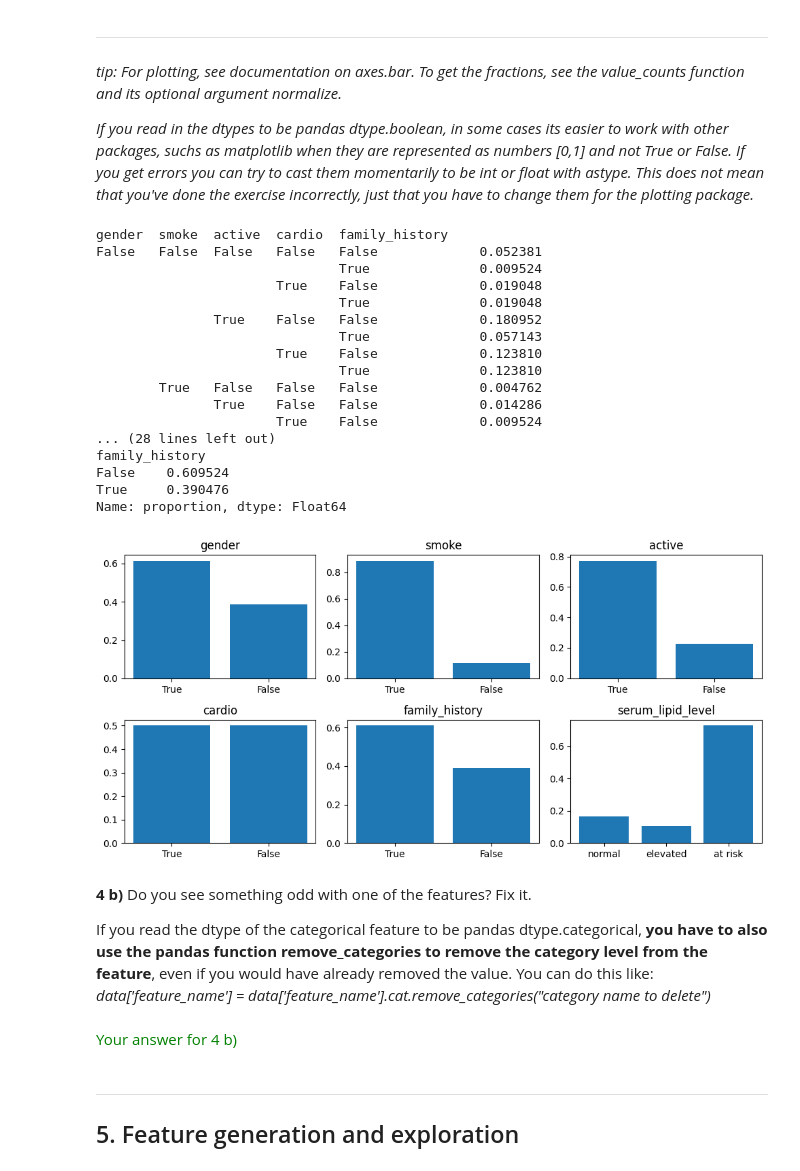
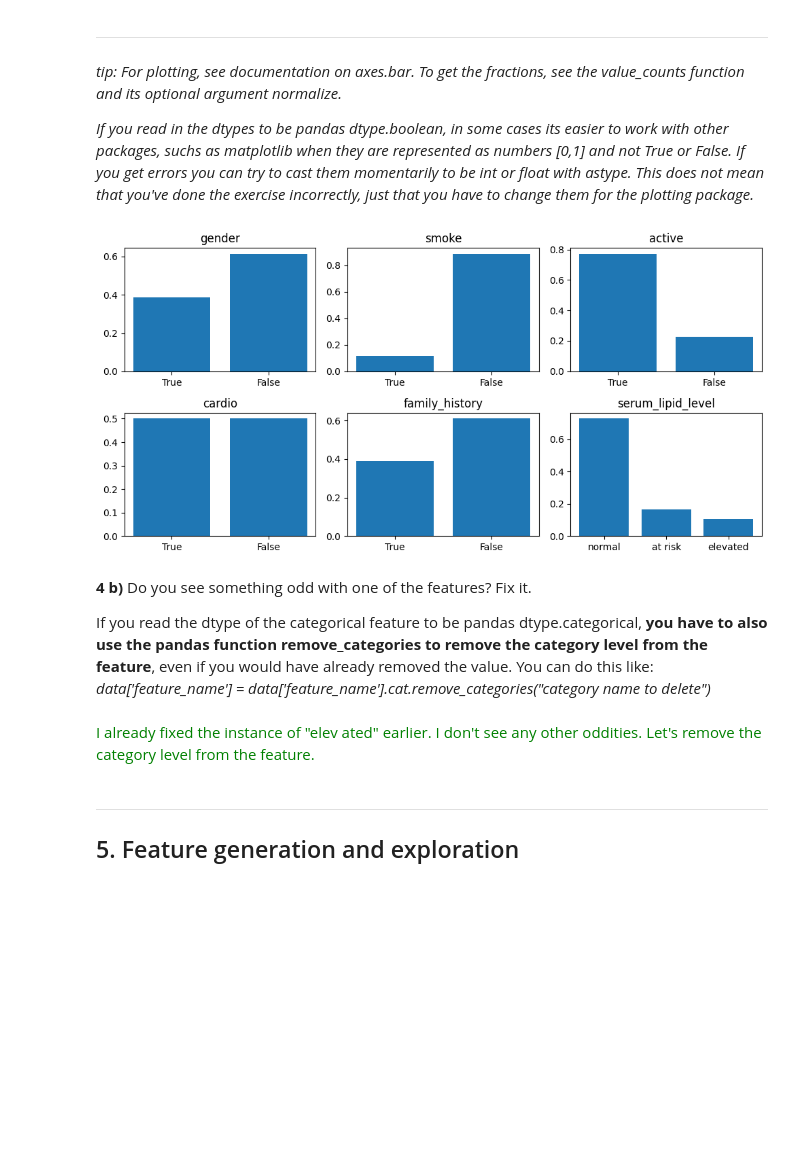
Before and after one commit to konstanyman/DAKD-E1, a Jupyter notebook: Konsta_Nyman_DAKD_2023_exercise_1.ipynb, the cells around one changed output. Saved outputs shown, nothing was run; the diff lists cells and outputs as text; code cells hidden in the pictures; blank space fills up the shorter version.

```diff
--- a/Konsta_Nyman_DAKD_2023_exercise_1.ipynb
+++ b/Konsta_Nyman_DAKD_2023_exercise_1.ipynb
@@ -385,47 +385,28 @@ _If you read in the dtypes to be pandas dtype.boolean, in some cases its easier
 # %%
 # create bar plots for non-numeric features
 
 # create figure
 fig, axes = plt.subplots(2,3, figsize = (10,5))
 
 # plots for 1st row
 i = 0
 for j in range(3):
-    axes[i, j].bar(x = ["True", "False"], height = data[binary_features[j]].value_counts(normalize=True, sort=False))
+    axes[i, j].bar(x = ["True", "False"], height = data[binary_features[j]].value_counts(normalize=True).sort_index(ascending=False))
     axes[i, j].set_title(binary_features[j]) #set a title for each axes
 
 # plots for 2nd row
 i = 1
 for j in range(2):
-    axes[i, j].bar(x = ["True","False"], height = data[binary_features[j+3]].value_counts(normalize=True, sort=False))
+    axes[i, j].bar(x = ["True","False"], height = data[binary_features[j+3]].value_counts(normalize=True).sort_index(ascending=False))
     axes[i, j].set_title(binary_features[j+3]) #set a title for each axes
-axes[1, 2].bar(x = ["normal", "elevated", "at risk"], height = data[categorical_features[0]].value_counts(normalize=True, sort=False)) #the one categorical feature
+axes[1, 2].bar(x = ["normal", "at risk", "elevated"], height = data[categorical_features[0]].value_counts(normalize=True)) #the one categorical feature
 axes[1, 2].set_title(categorical_features[0]) #set a title
 
 # format figure
 plt.tight_layout()
 # %% [output]
-gender  smoke  active  cardio  family_history
-False   False  False   False   False             0.052381
-                               True              0.009524
-                       True    False             0.019048
-                               True              0.019048
-               True    False   False             0.180952
-                               True              0.057143
-                       True    False             0.123810
-                               True              0.123810
-        True   False   False   False             0.004762
-               True    False   False             0.014286
-                       True    False             0.009524
-... (28 lines left out)
-family_history
-False    0.609524
-True     0.390476
-Name: proportion, dtype: Float64
-[figure, old version]
+[figure, new version]
 # %% [markdown]
 **4 b)** Do you see something odd with one of the features? Fix it.
 
 If you read the dtype of the categorical feature to be pandas dtype.categorical, **you have to also use the pandas function remove_categories to remove the category level from the feature**, even if you would have already removed the value. You can do this like: _data['feature_name'] = data['feature_name'].cat.remove_categories("category name to delete")_
-# %% [markdown]
-<font color="green">Your answer for 4 b)</font>
@@ -433,0 +413,2 @@ If you read the dtype of the categorical feature to be pandas dtype.categorical,
+# %% [markdown]
+<font color="green">I already fixed the instance of "elev ated" earlier. I don't see any other oddities. Let's remove the category level from the feature.</font>
```
Also changed, not shown: parts of 4 cells of this notebook.
